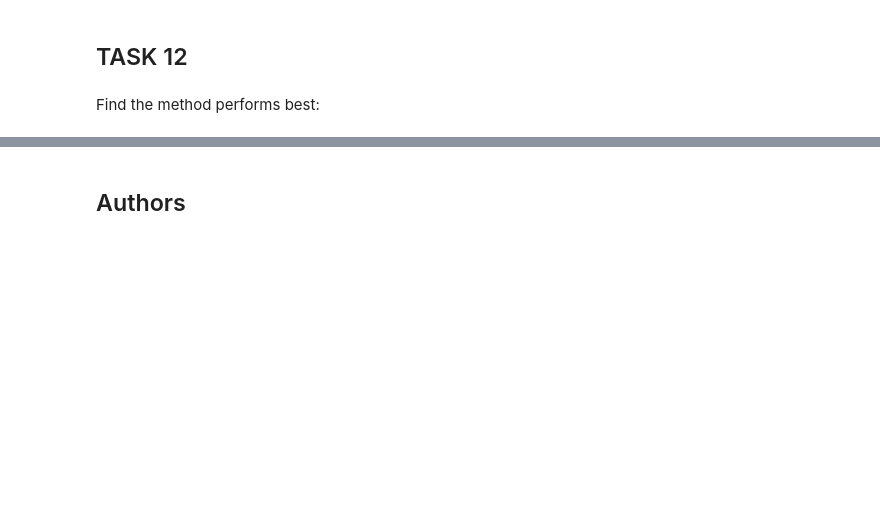
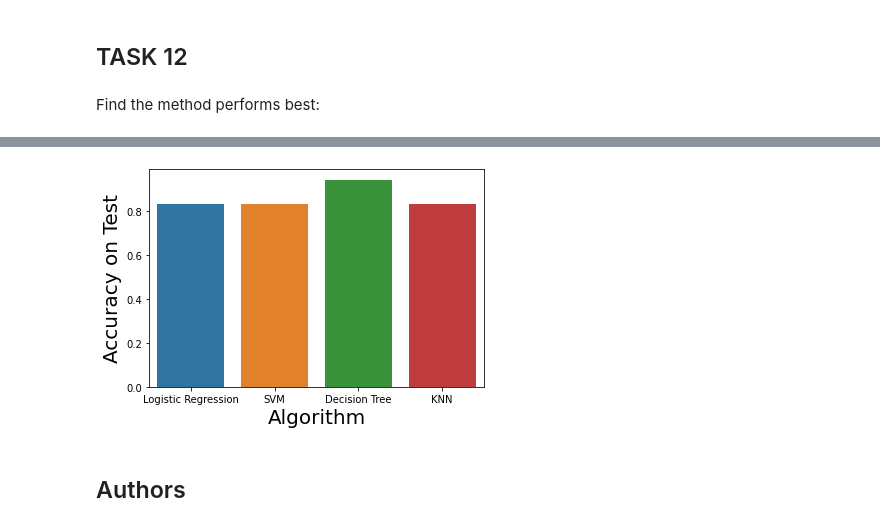
Before and after one commit to rodrigoalvamat/certification-ibm-data-science-capstone, a Jupyter notebook: machine-learning-prediction.ipynb, the cells around one changed output, grey strips where cells are left out. Cells and saved outputs as stored; diff of their text form; code cells hidden in the pictures; blank space fills up the shorter version.

Commit message:
Added bar graph to predictive analysis

```diff
--- a/machine-learning-prediction.ipynb
+++ b/machine-learning-prediction.ipynb
@@ -365,4 +363,11 @@ results_df
 | 3 | KNN | 0.848214 | 0.833333 | 0-3-3-12 | High |
+# %%
+sns.barplot(x="Algorithm", y="Accuracy on Test", data=results_df)
+plt.xlabel("Algorithm", fontsize=20)
+plt.ylabel("Accuracy on Test", fontsize=20)
+plt.show()
+# %% [output]
+[figure, added]
 # %% [markdown]
 ## Authors
 # %% [markdown]
```
Also changed, not shown: parts of 4 cells of this notebook, 3 other files.
